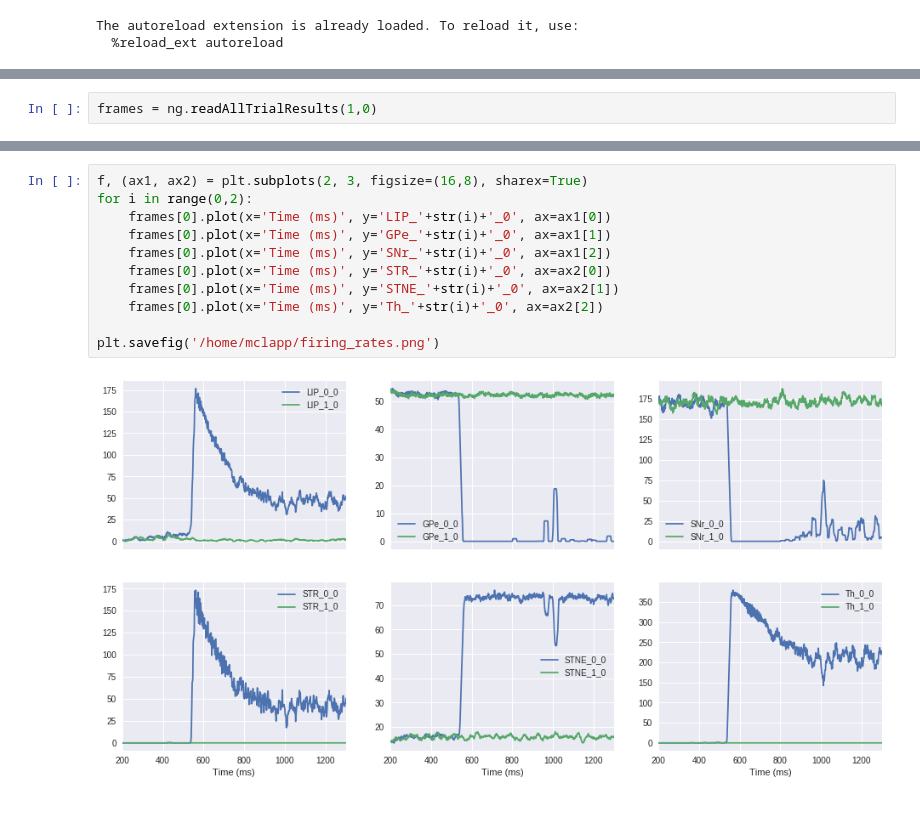
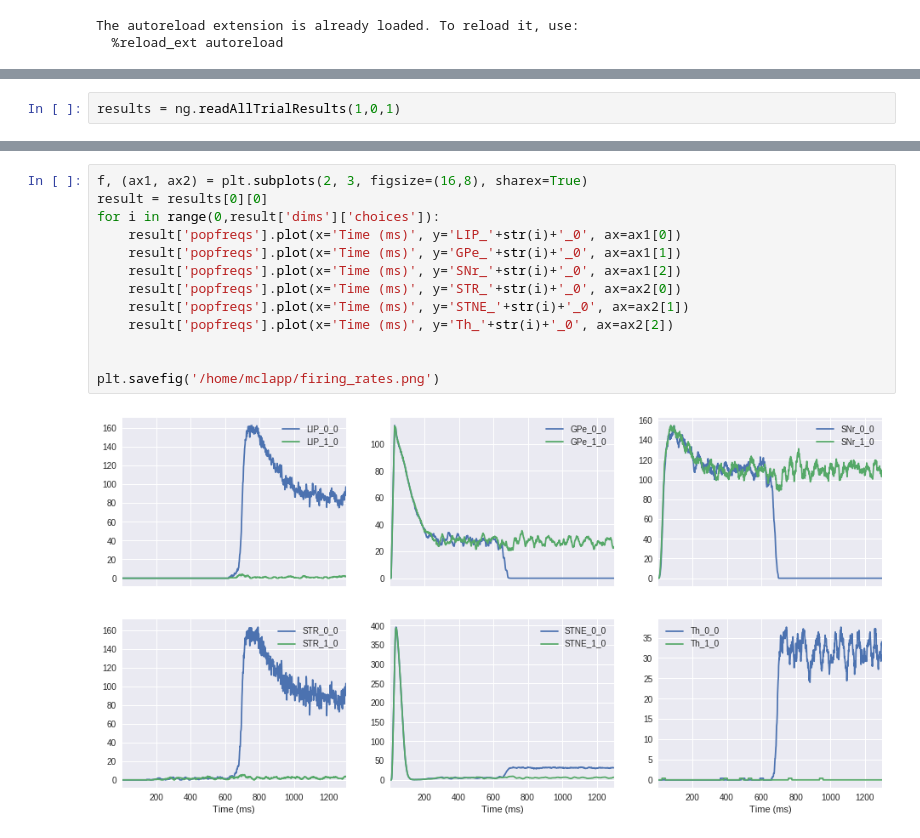
Before and after one commit to CoAxLab/CBGT, a Jupyter notebook: netinv.ipynb, the cells around one changed output, grey strips where cells are left out. Saved outputs shown, nothing was run; the diff lists cells and outputs as text; blank space fills up the shorter version.

```diff
--- a/netinv.ipynb
+++ b/netinv.ipynb
@@ -47,2 +31,2 @@ ng.compileAndRun(1,0)
 # %%
-frames = ng.readAllTrialResults(1,0)
+results = ng.readAllTrialResults(1,0,1)
@@ -71,14 +59,16 @@ ax.legend(loc='upper center', bbox_to_anchor=(1.25, 1),
 # %%
 f, (ax1, ax2) = plt.subplots(2, 3, figsize=(16,8), sharex=True)
-for i in range(0,2):
-    frames[0].plot(x='Time (ms)', y='LIP_'+str(i)+'_0', ax=ax1[0])
-    frames[0].plot(x='Time (ms)', y='GPe_'+str(i)+'_0', ax=ax1[1])
-    frames[0].plot(x='Time (ms)', y='SNr_'+str(i)+'_0', ax=ax1[2])
-    frames[0].plot(x='Time (ms)', y='STR_'+str(i)+'_0', ax=ax2[0])
-    frames[0].plot(x='Time (ms)', y='STNE_'+str(i)+'_0', ax=ax2[1])
-    frames[0].plot(x='Time (ms)', y='Th_'+str(i)+'_0', ax=ax2[2])
+result = results[0][0]
+for i in range(0,result['dims']['choices']):
+    result['popfreqs'].plot(x='Time (ms)', y='LIP_'+str(i)+'_0', ax=ax1[0])
+    result['popfreqs'].plot(x='Time (ms)', y='GPe_'+str(i)+'_0', ax=ax1[1])
+    result['popfreqs'].plot(x='Time (ms)', y='SNr_'+str(i)+'_0', ax=ax1[2])
+    result['popfreqs'].plot(x='Time (ms)', y='STR_'+str(i)+'_0', ax=ax2[0])
+    result['popfreqs'].plot(x='Time (ms)', y='STNE_'+str(i)+'_0', ax=ax2[1])
+    result['popfreqs'].plot(x='Time (ms)', y='Th_'+str(i)+'_0', ax=ax2[2])
+
 
 plt.savefig('/home/mclapp/firing_rates.png')
 # %% [output]
-[figure, old version]
+[figure, new version]
 # %%
```
Also changed, not shown: parts of 7 cells of this notebook, 1 other file.
